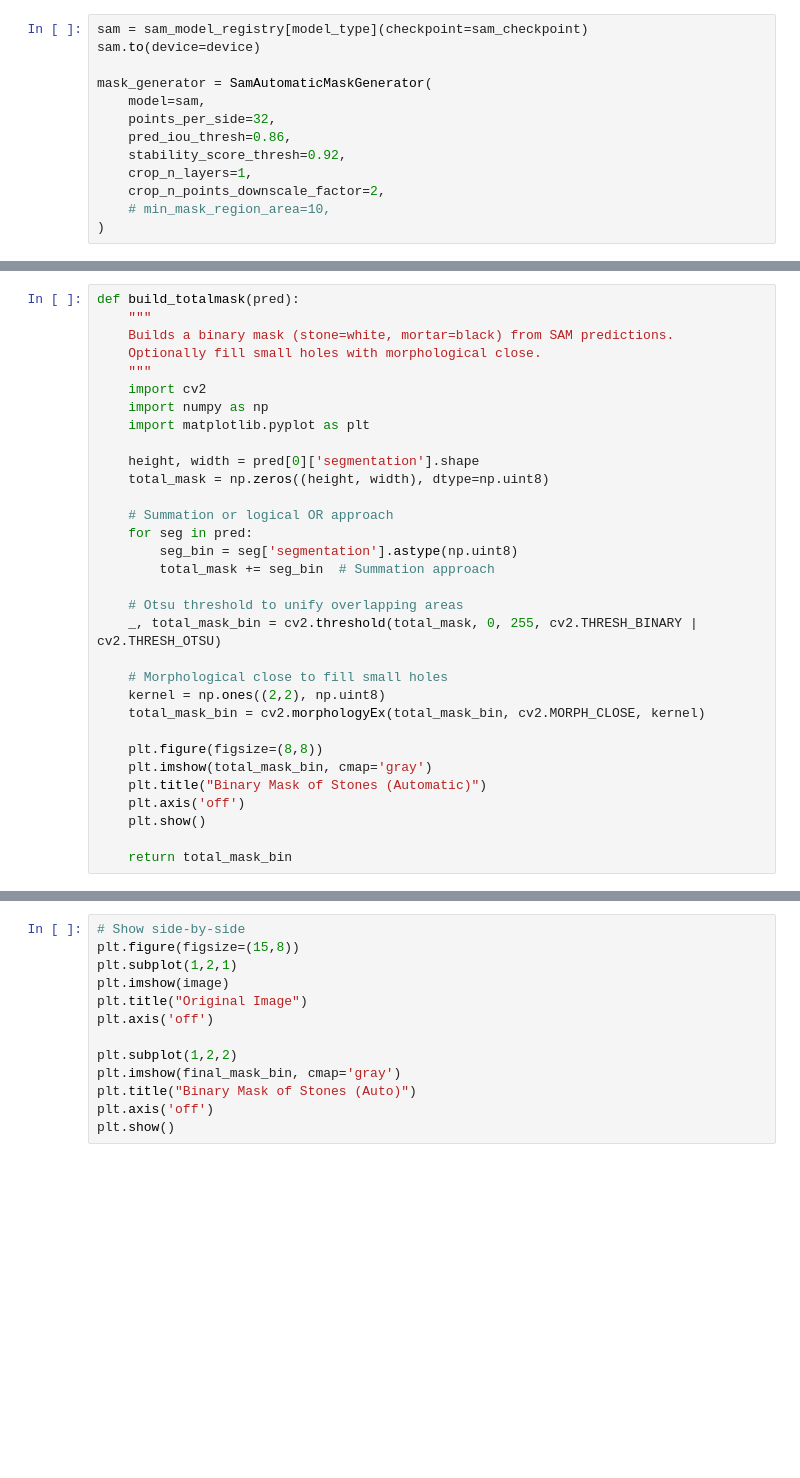
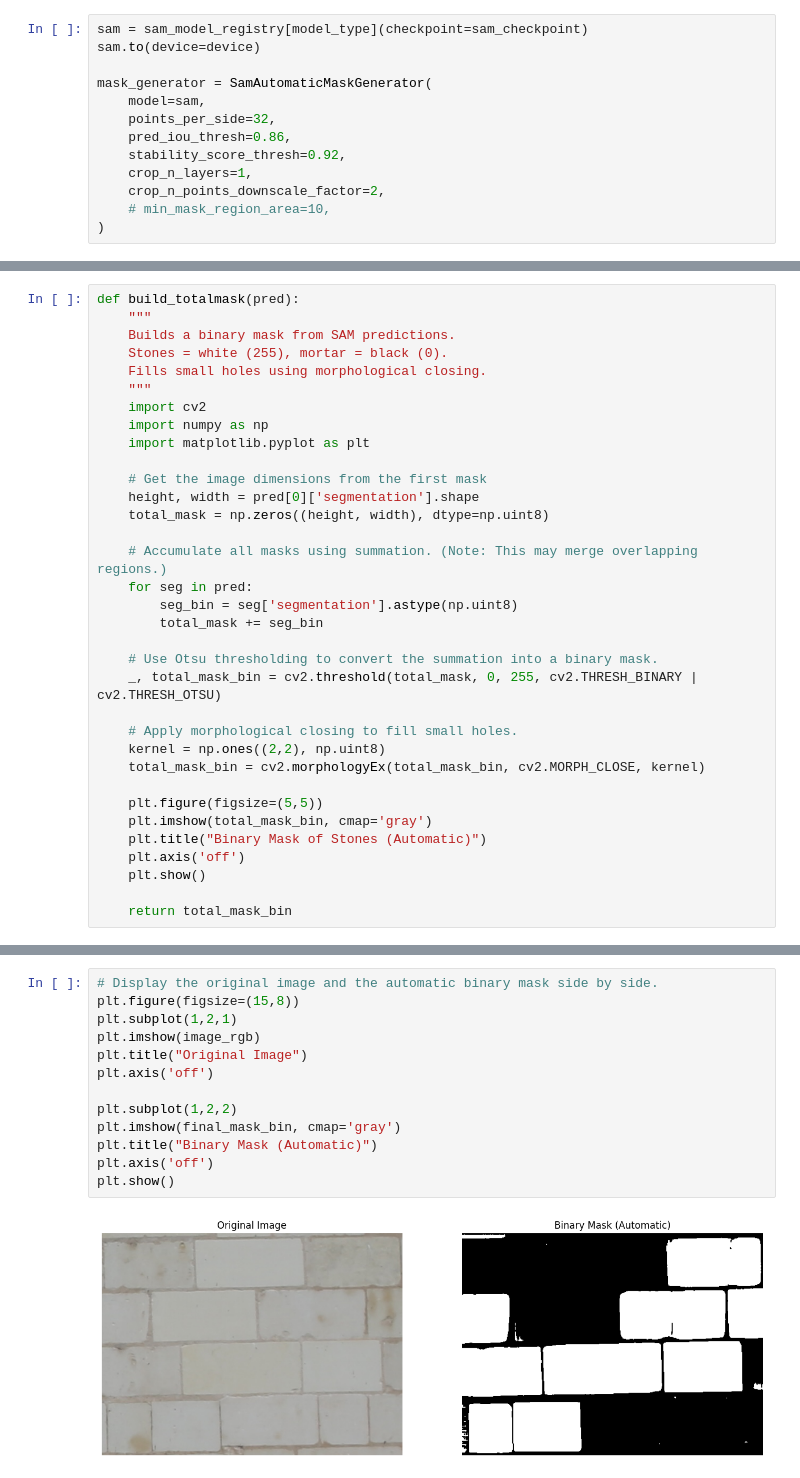
Before and after one commit to jean-hy/chambord-castle-stone-segmentation, a Jupyter notebook: notebooks/automatic_mask_generator_example.ipynb, the cells around one changed output, grey strips where cells are left out. Drawn from its saved outputs; the diff is of its cells as text; blank space fills up the shorter version.

```diff
--- a/notebooks/automatic_mask_generator_example.ipynb
+++ b/notebooks/automatic_mask_generator_example.ipynb
@@ -77,29 +130,31 @@ plt.show()
 # %%
 def build_totalmask(pred):
     """
-    Builds a binary mask (stone=white, mortar=black) from SAM predictions.
-    Optionally fill small holes with morphological close.
+    Builds a binary mask from SAM predictions.
+    Stones = white (255), mortar = black (0).
+    Fills small holes using morphological closing.
     """
     import cv2
     import numpy as np
     import matplotlib.pyplot as plt
 
+    # Get the image dimensions from the first mask
     height, width = pred[0]['segmentation'].shape
     total_mask = np.zeros((height, width), dtype=np.uint8)
 
-    # Summation or logical OR approach
+    # Accumulate all masks using summation. (Note: This may merge overlapping regions.)
     for seg in pred:
         seg_bin = seg['segmentation'].astype(np.uint8)
-        total_mask += seg_bin  # Summation approach
+        total_mask += seg_bin
 
-    # Otsu threshold to unify overlapping areas
+    # Use Otsu thresholding to convert the summation into a binary mask.
     _, total_mask_bin = cv2.threshold(total_mask, 0, 255, cv2.THRESH_BINARY | cv2.THRESH_OTSU)
 
-    # Morphological close to fill small holes
+    # Apply morphological closing to fill small holes.
     kernel = np.ones((2,2), np.uint8)
     total_mask_bin = cv2.morphologyEx(total_mask_bin, cv2.MORPH_CLOSE, kernel)
 
-    plt.figure(figsize=(8,8))
+    plt.figure(figsize=(5,5))
     plt.imshow(total_mask_bin, cmap='gray')
     plt.title("Binary Mask of Stones (Automatic)")
     plt.axis('off')
@@ -111,13 +168,15 @@ final_mask_bin = build_totalmask(masks)
 # %%
-# Show side-by-side
+# Display the original image and the automatic binary mask side by side.
 plt.figure(figsize=(15,8))
 plt.subplot(1,2,1)
-plt.imshow(image)
+plt.imshow(image_rgb)
 plt.title("Original Image")
 plt.axis('off')
 
 plt.subplot(1,2,2)
 plt.imshow(final_mask_bin, cmap='gray')
-plt.title("Binary Mask of Stones (Auto)")
+plt.title("Binary Mask (Automatic)")
 plt.axis('off')
 plt.show()
+# %% [output]
+[figure, added]
```
Also changed, not shown: parts of 26 cells of this notebook.
